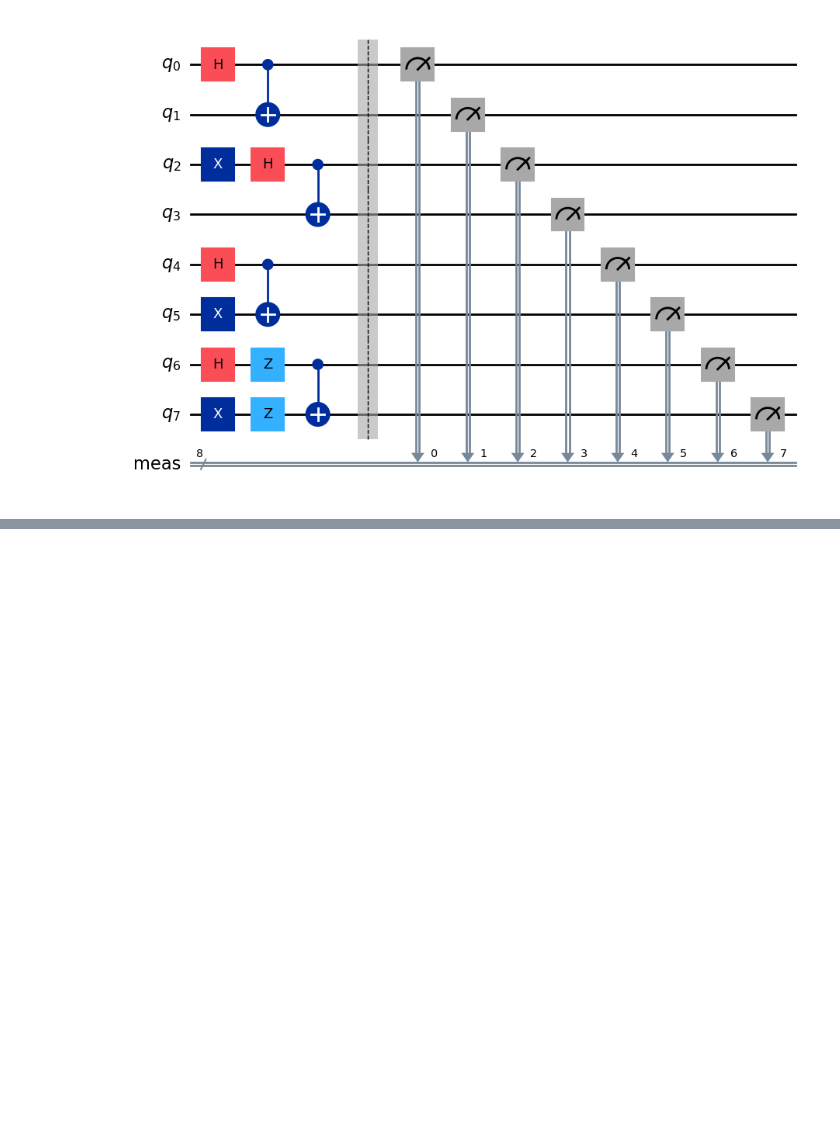
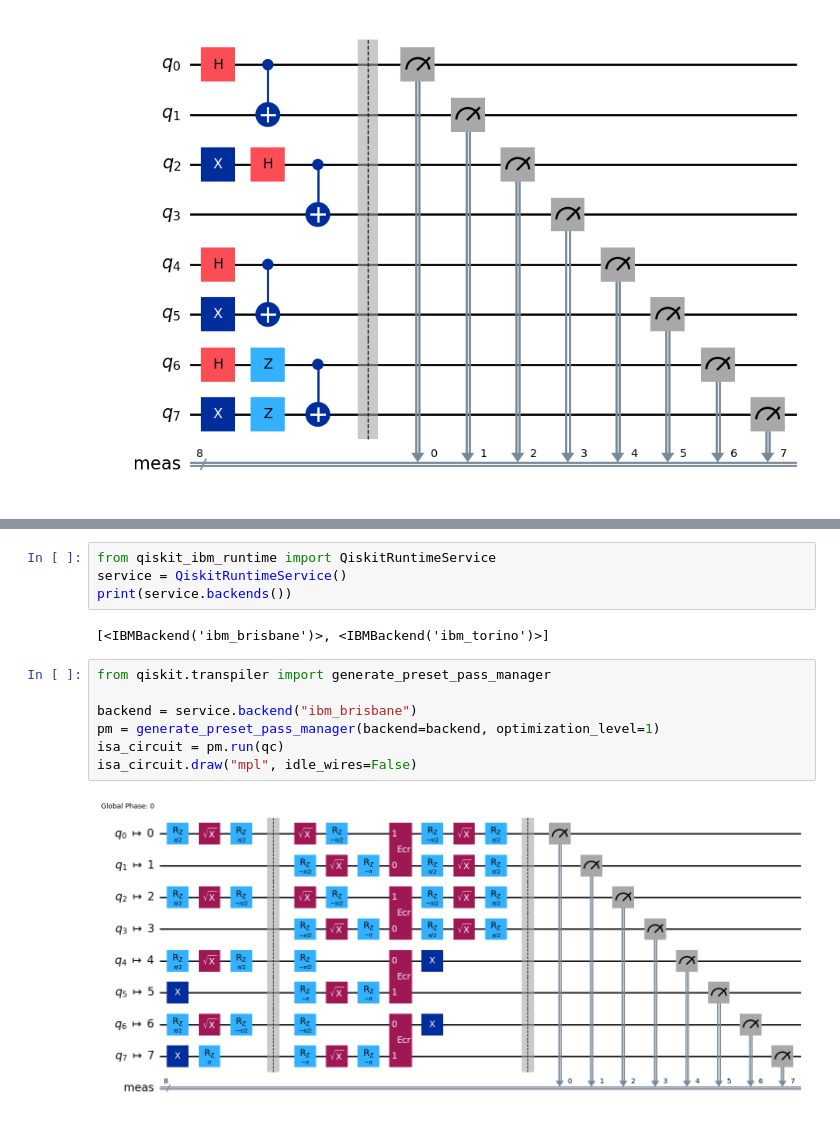
Before and after one commit to Florian-Heringa/quantum-frameworks-python-exploration, a Jupyter notebook: Python/Qiskit/03_ConnectToIBMQP.ipynb, the cells around one changed output, grey strips where cells are left out. Saved outputs shown, nothing was run; the diff lists cells and outputs as text; blank space fills up the shorter version.

```diff
--- a/Python/Qiskit/03_ConnectToIBMQP.ipynb
+++ b/Python/Qiskit/03_ConnectToIBMQP.ipynb
@@ -119,0 +126,15 @@ circuit.draw('mpl')
+# %%
+from qiskit_ibm_runtime import QiskitRuntimeService
+service = QiskitRuntimeService()
+print(service.backends())
+# %% [output]
+[<IBMBackend('ibm_brisbane')>, <IBMBackend('ibm_torino')>]
+# %%
+from qiskit.transpiler import generate_preset_pass_manager
+
+backend = service.backend("ibm_brisbane")
+pm = generate_preset_pass_manager(backend=backend, optimization_level=1)
+isa_circuit = pm.run(qc)
+isa_circuit.draw("mpl", idle_wires=False)
+# %% [output]
+[figure, added]
```
Also changed, not shown: parts of 8 cells of this notebook, 2 other files.
